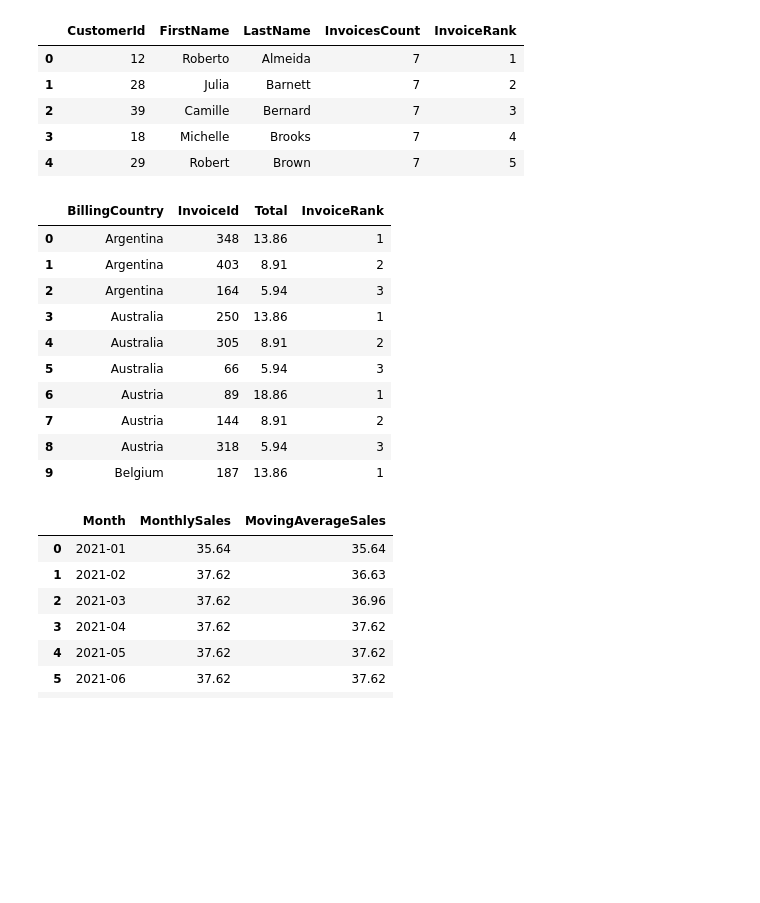
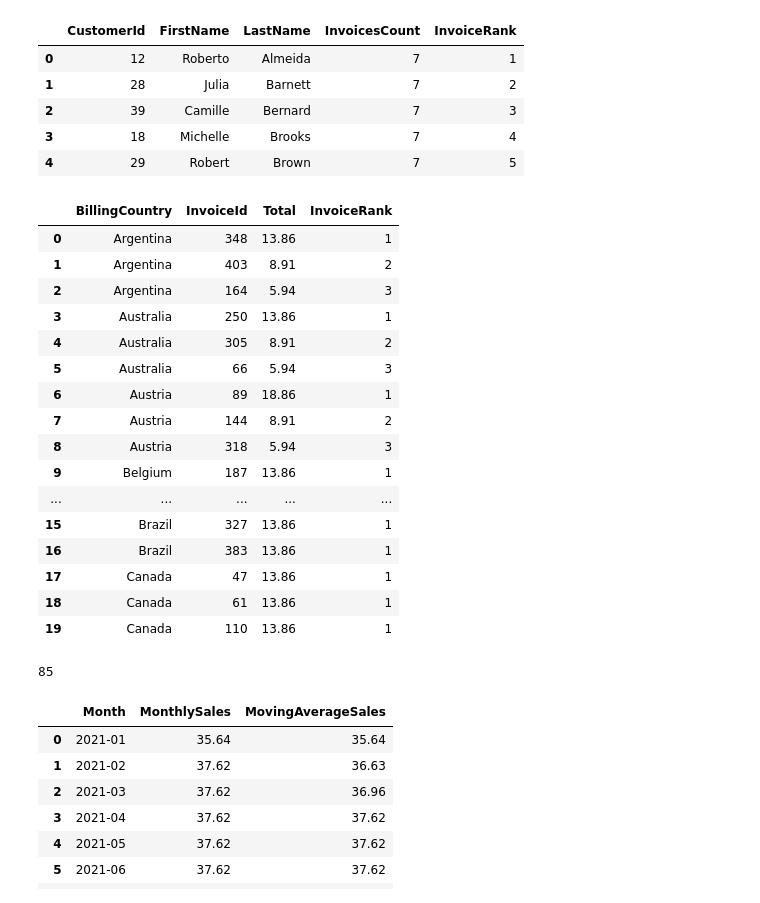
Before and after one commit to fairozkhan10/CS-639-Data_mgmt_practice-, a Jupyter notebook: p1/p1.ipynb, the cells around one changed output. Drawn from its saved outputs; the diff is of its cells as text; code cells hidden in the pictures; blank space fills up the shorter version.

```diff
--- a/p1/p1.ipynb
+++ b/p1/p1.ipynb
@@ -885,33 +829,46 @@ q33_df.head()
 # %%
 #q34
 sql = """
 SELECT BillingCountry, InvoiceId, Total, InvoiceRank
 FROM (
   SELECT
     BillingCountry,
     InvoiceId,
     Total,
-    DENSE_RANK() OVER (PARTITION BY BillingCountry ORDER BY Total DESC) AS InvoiceRank
+    RANK() OVER (
+      PARTITION BY BillingCountry
+      ORDER BY Total DESC
+    ) AS InvoiceRank
   FROM Invoice
 ) x
 WHERE InvoiceRank <= 3
 ORDER BY BillingCountry ASC, Total DESC, InvoiceId ASC;
 """
 q34_df = pd.read_sql(sql, conn)
 q34_df.to_pickle("q34.pkl")
-q34_df.head(10)
+q34_df.head(20)
 # %% [output]
 |  | BillingCountry | InvoiceId | Total | InvoiceRank |
 | 0 | Argentina | 348 | 13.86 | 1 |
 | 1 | Argentina | 403 | 8.91 | 2 |
 | 2 | Argentina | 164 | 5.94 | 3 |
 | 3 | Australia | 250 | 13.86 | 1 |
 | 4 | Australia | 305 | 8.91 | 2 |
 | 5 | Australia | 66 | 5.94 | 3 |
 | 6 | Austria | 89 | 18.86 | 1 |
 | 7 | Austria | 144 | 8.91 | 2 |
 | 8 | Austria | 318 | 5.94 | 3 |
 | 9 | Belgium | 187 | 13.86 | 1 |
+| ... | ... | ... | ... | ... |
+| 15 | Brazil | 327 | 13.86 | 1 |
+| 16 | Brazil | 383 | 13.86 | 1 |
+| 17 | Canada | 47 | 13.86 | 1 |
+| 18 | Canada | 61 | 13.86 | 1 |
+| 19 | Canada | 110 | 13.86 | 1 |
+# %%
+len(q34_df)
+# %% [output]
+85
 # %%
 #q35
 sql = """
```
Also changed, not shown: parts of 11 cells of this notebook, 10 other files.
